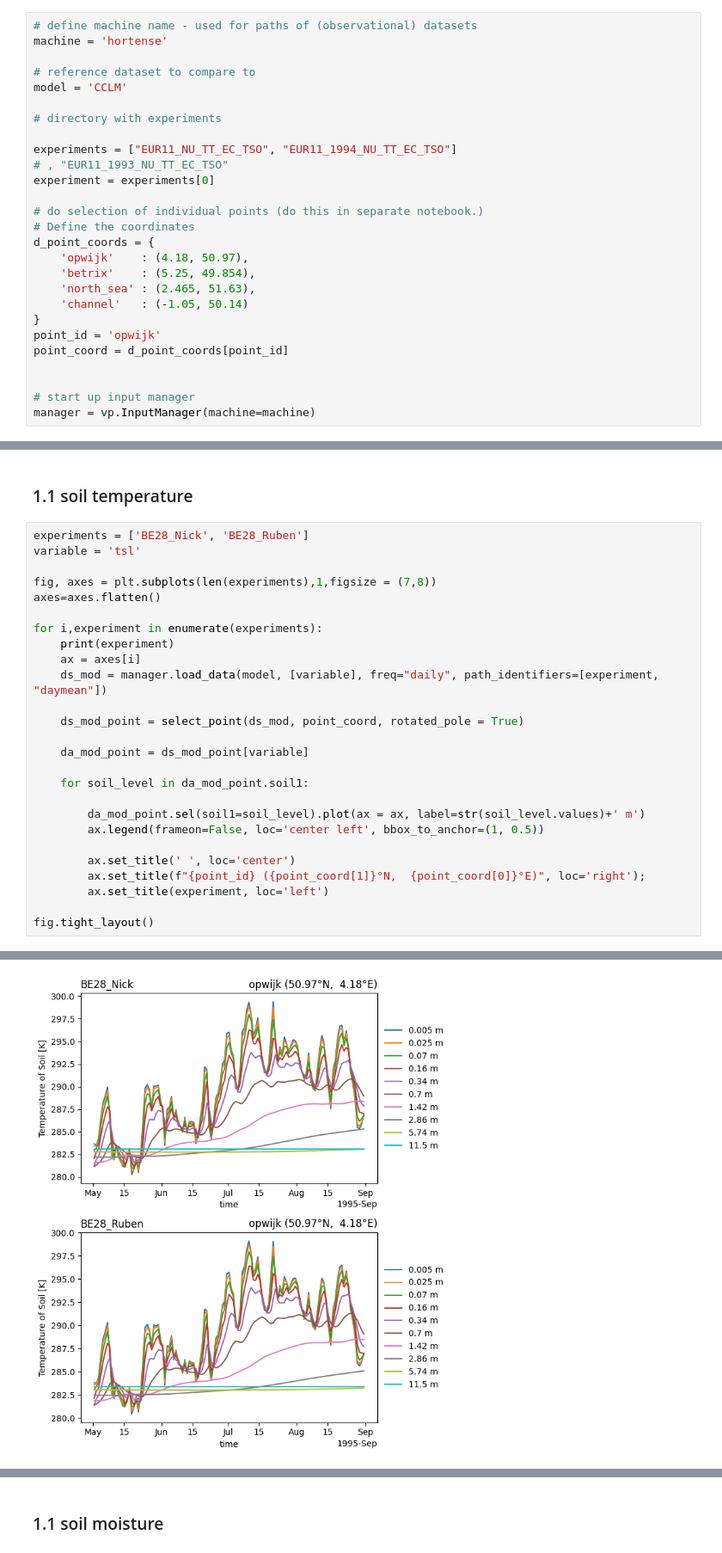
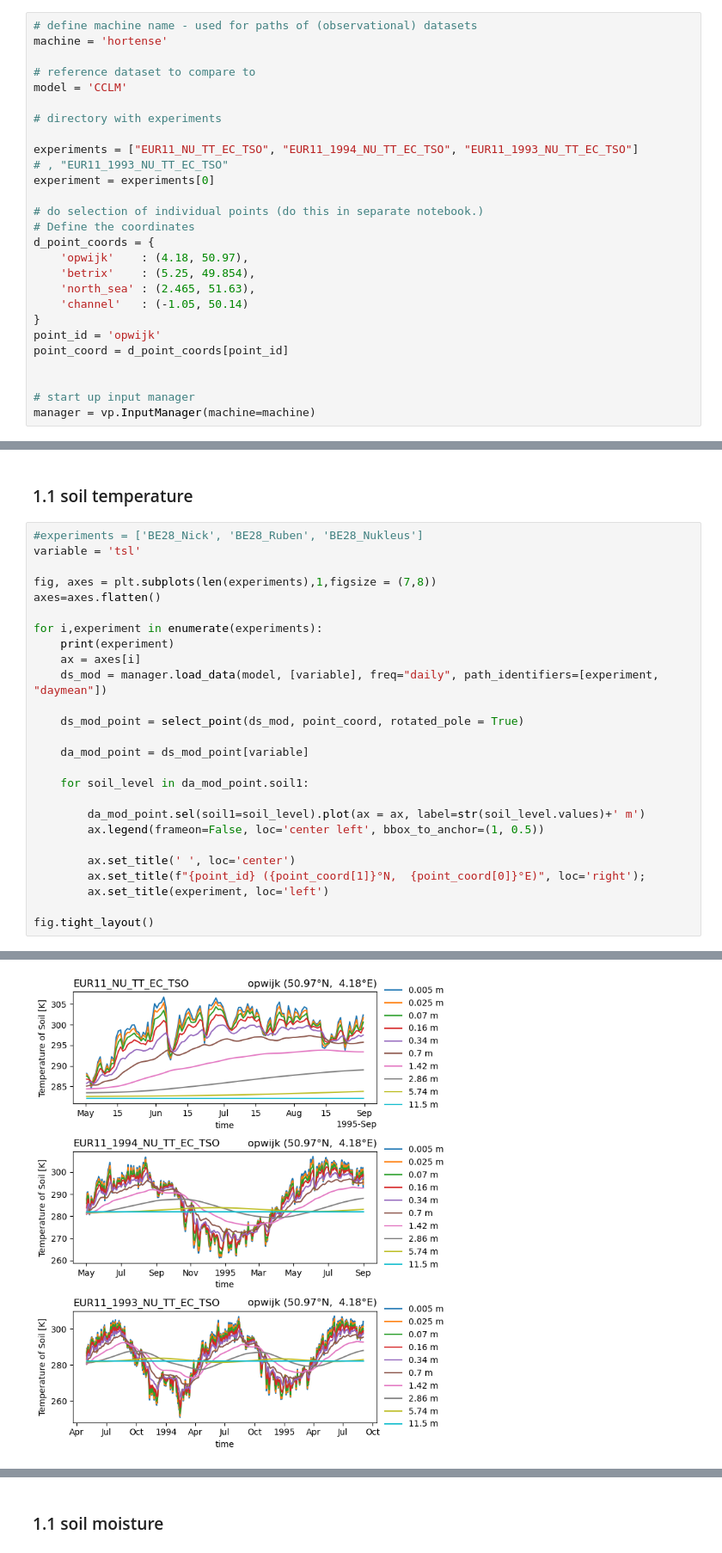
Before and after one commit to CORDEX-be2/ValEnsPy, a Jupyter notebook: evaluation_cclm/cclm_soil_spinup.ipynb, the cells around one changed output, grey strips where cells are left out. Shown at 86% size. Saved outputs shown, nothing was run; the diff lists cells and outputs as text.

Commit message:
Adding functionality to visualize experiment differences between point locations

```diff
--- a/evaluation_cclm/cclm_soil_spinup.ipynb
+++ b/evaluation_cclm/cclm_soil_spinup.ipynb
@@ -25,7 +25,7 @@ model = 'CCLM'
 
 # directory with experiments
 
-experiments = ["EUR11_NU_TT_EC_TSO", "EUR11_1994_NU_TT_EC_TSO"]
+experiments = ["EUR11_NU_TT_EC_TSO", "EUR11_1994_NU_TT_EC_TSO", "EUR11_1993_NU_TT_EC_TSO"]
 # , "EUR11_1993_NU_TT_EC_TSO"
 experiment = experiments[0]
 
@@ -48,7 +103,7 @@ manager = vp.InputManager(machine=machine)
 # %% [markdown]
 ### 1.1 soil temperature
 # %%
-experiments = ['BE28_Nick', 'BE28_Ruben']
+#experiments = ['BE28_Nick', 'BE28_Ruben', 'BE28_Nukleus']
 variable = 'tsl'
 
 fig, axes = plt.subplots(len(experiments),1,figsize = (7,8))
@@ -89,8 +145,8 @@ Variable metadata is missing or incorrect
 The file is NOT ValEnsPy CF compliant.
 25.00% of the variables are ValEnsPy CF compliant
 ValEnsPy CF compliant: ['tsl']
 Unknown to ValEnsPy: ['time_bnds', 'rotated_pole', 'soil1_bnds']
-[figure, old version]
+[figure, new version]
 # %%
 variable = 'tsl'
 
```
Also changed, not shown: parts of 10 cells of this notebook.
